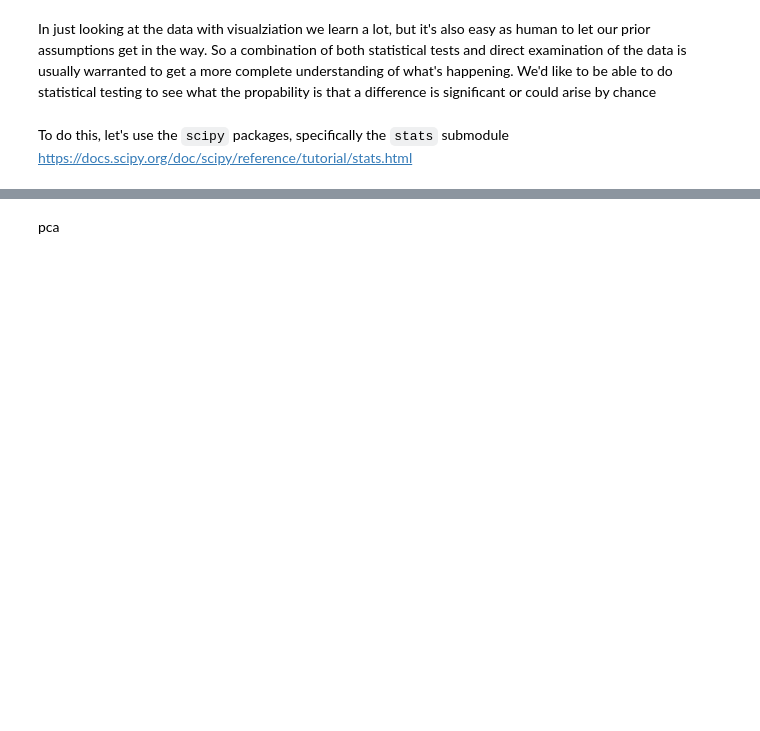
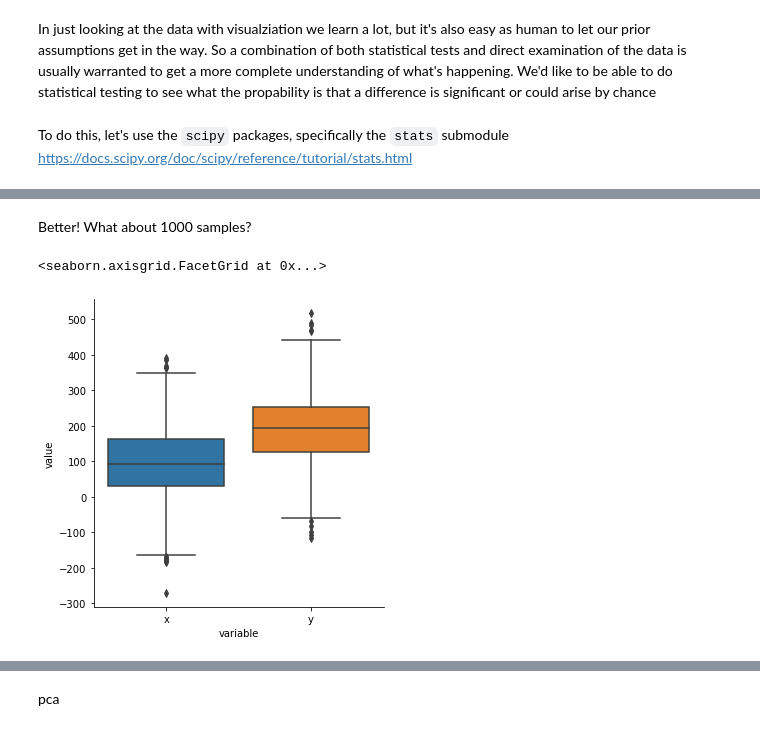
Before and after one commit to timplab/bcmb_bootcamp, a Jupyter notebook: day2/notebooks/analysis.ipynb, the cells around one changed output, grey strips where cells are left out. Saved outputs shown, nothing was run; the diff lists cells and outputs as text; code cells hidden in the pictures; blank space fills up the shorter version.

```diff
--- a/day2/notebooks/analysis.ipynb
+++ b/day2/notebooks/analysis.ipynb
@@ -30,0 +50,8 @@ dists=pd.DataFrame(np.vstack((np.random.normal(100,100,5), np.random.normal(200,
+# %% [markdown]
+Better!  What about 1000 samples?
+# %%
+tonsof_dists=pd.DataFrame(np.vstack((np.random.normal(100,100,1000), np.random.normal(200,100,1000))).T, columns=['x', 'y']).melt()
+sns.catplot(data=tonsof_dists, x="variable", y="value", kind="box")
+# %% [output]
+<seaborn.axisgrid.FacetGrid at 0x...>
+[figure, added]
```
Also changed, not shown: parts of 38 cells of this notebook, 1 other file.
